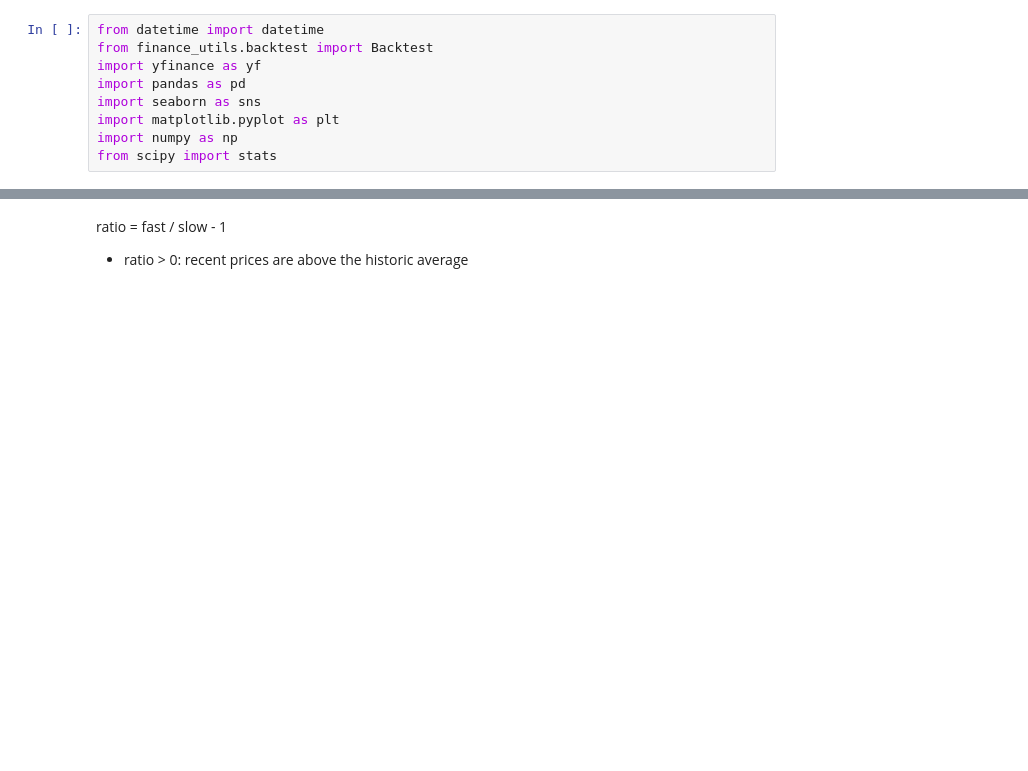
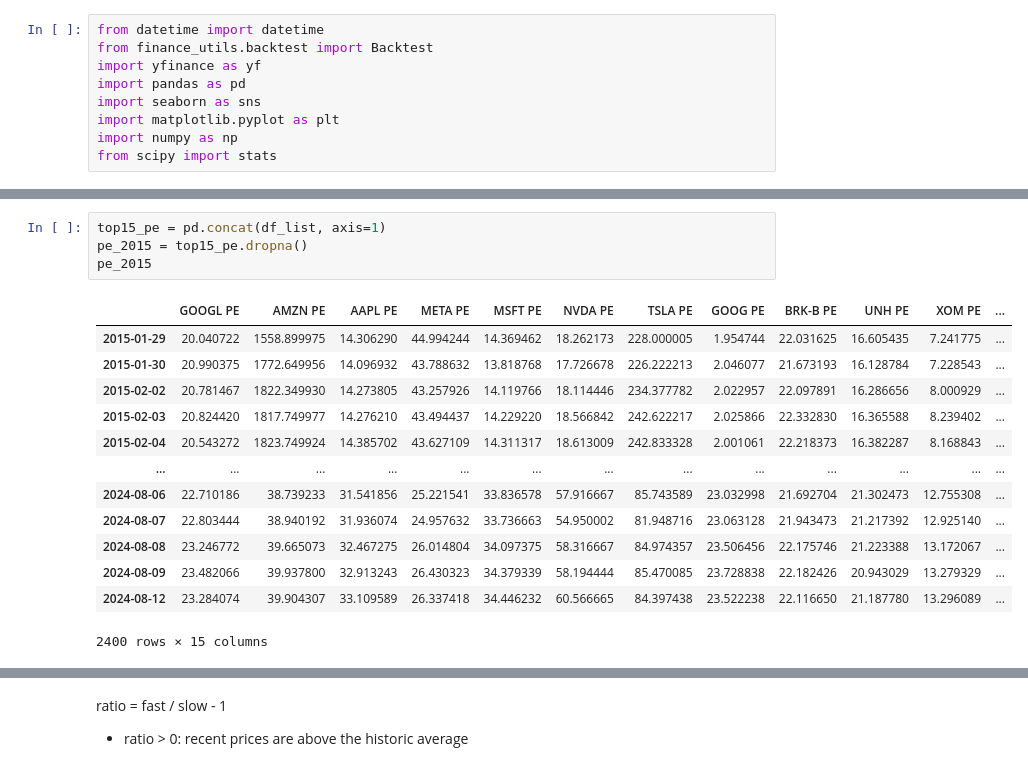
Before and after one commit to Henrywzh/right_time, a Jupyter notebook: self_research/ranking_model.ipynb, the cells around one changed output, grey strips where cells are left out. Cells and saved outputs as stored; diff of their text form; blank space fills up the shorter version.

```diff
--- a/self_research/ranking_model.ipynb
+++ b/self_research/ranking_model.ipynb
@@ -36 +67,19 @@ def test_factor(x: pd.Series, fast: int, slow: int, holding_period: int):
+# %%
+top15_pe = pd.concat(df_list, axis=1)
+pe_2015 = top15_pe.dropna()
+pe_2015
+# %% [output]
+|  | GOOGL PE | AMZN PE | AAPL PE | META PE | MSFT PE | NVDA PE | TSLA PE | GOOG PE | BRK-B PE | UNH PE | XOM PE | ... |
+| 2015-01-29 | 20.040722 | 1558.899975 | 14.306290 | 44.994244 | 14.369462 | 18.262173 | 228.000005 | 1.954744 | 22.031625 | 16.605435 | 7.241775 | ... |
+| 2015-01-30 | 20.990375 | 1772.649956 | 14.096932 | 43.788632 | 13.818768 | 17.726678 | 226.222213 | 2.046077 | 21.673193 | 16.128784 | 7.228543 | ... |
+| 2015-02-02 | 20.781467 | 1822.349930 | 14.273805 | 43.257926 | 14.119766 | 18.114446 | 234.377782 | 2.022957 | 22.097891 | 16.286656 | 8.000929 | ... |
+| 2015-02-03 | 20.824420 | 1817.749977 | 14.276210 | 43.494437 | 14.229220 | 18.566842 | 242.622217 | 2.025866 | 22.332830 | 16.365588 | 8.239402 | ... |
+| 2015-02-04 | 20.543272 | 1823.749924 | 14.385702 | 43.627109 | 14.311317 | 18.613009 | 242.833328 | 2.001061 | 22.218373 | 16.382287 | 8.168843 | ... |
+| ... | ... | ... | ... | ... | ... | ... | ... | ... | ... | ... | ... | ... |
+| 2024-08-06 | 22.710186 | 38.739233 | 31.541856 | 25.221541 | 33.836578 | 57.916667 | 85.743589 | 23.032998 | 21.692704 | 21.302473 | 12.755308 | ... |
+| 2024-08-07 | 22.803444 | 38.940192 | 31.936074 | 24.957632 | 33.736663 | 54.950002 | 81.948716 | 23.063128 | 21.943473 | 21.217392 | 12.925140 | ... |
+| 2024-08-08 | 23.246772 | 39.665073 | 32.467275 | 26.014804 | 34.097375 | 58.316667 | 84.974357 | 23.506456 | 22.175746 | 21.223388 | 13.172067 | ... |
+| 2024-08-09 | 23.482066 | 39.937800 | 32.913243 | 26.430323 | 34.379339 | 58.194444 | 85.470085 | 23.728838 | 22.182426 | 20.943029 | 13.279329 | ... |
+| 2024-08-12 | 23.284074 | 39.904307 | 33.109589 | 26.337418 | 34.446232 | 60.566665 | 84.397438 | 23.522238 | 22.116650 | 21.187780 | 13.296089 | ... |
+2400 rows × 15 columns
 # %%
```
Also changed, not shown: parts of 7 cells of this notebook, 1 other file.
